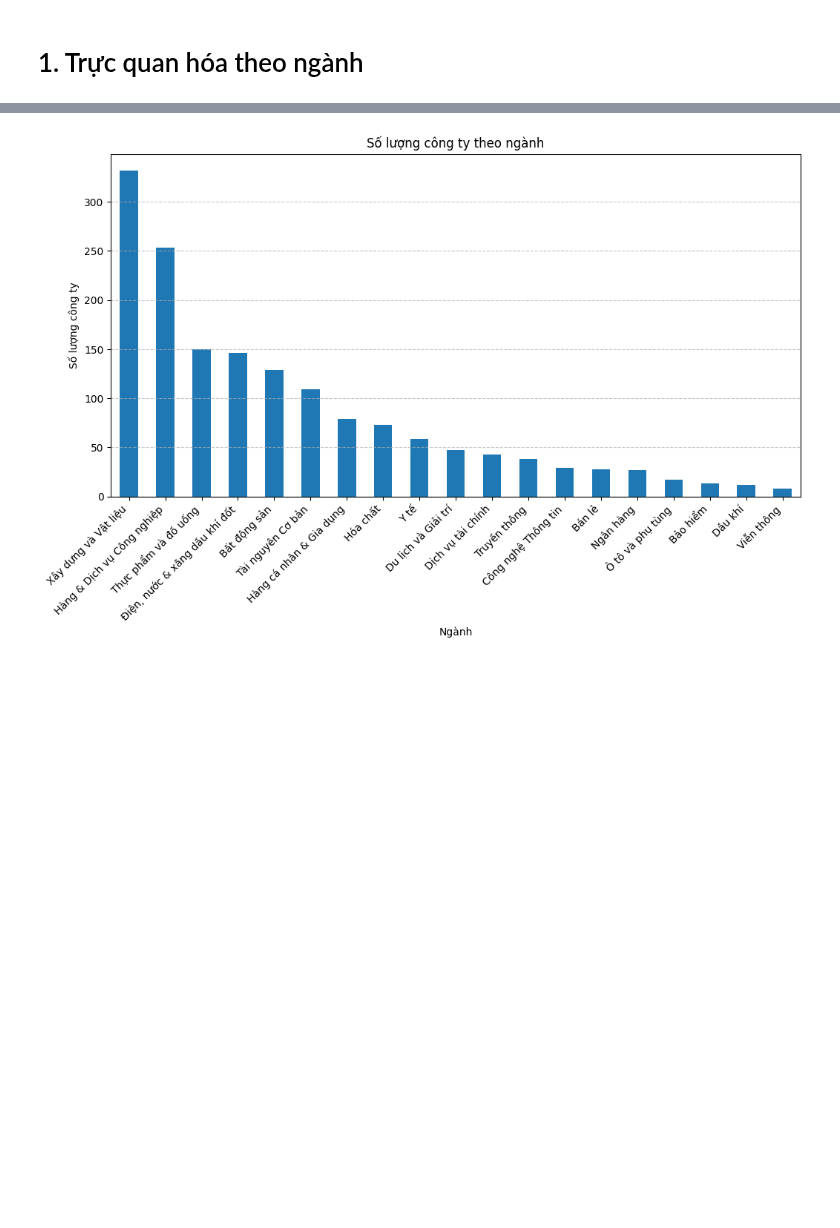
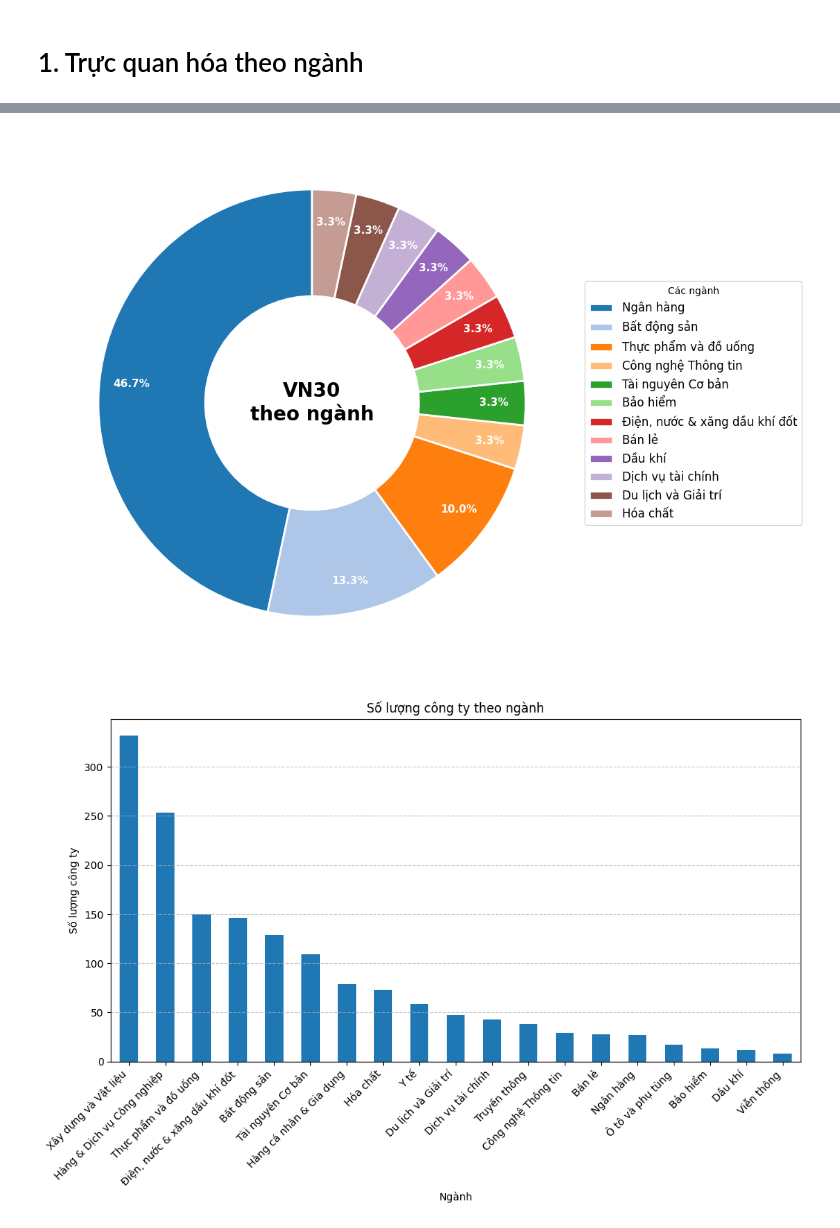
Before and after one commit to HaiAu2501/Try-Some-Models, a Jupyter notebook: ROUND_2/tasks/data_visualization.ipynb, the cells around one changed output, grey strips where cells are left out. Drawn from its saved outputs; the diff is of its cells as text; code cells hidden in the pictures; blank space fills up the shorter version.

```diff
--- a/ROUND_2/tasks/data_visualization.ipynb
+++ b/ROUND_2/tasks/data_visualization.ipynb
@@ -23,3 +6,78 @@ plt.show()
+# %%
+import pandas as pd
+import matplotlib.pyplot as plt
+import numpy as np
+from matplotlib.colors import LinearSegmentedColormap
+
+df = pd.read_csv('../data/vn30_info.csv')
+
+# Đếm số lượng công ty theo ngành icb_name2
+industry_counts = df["icb_name2"].value_counts()
+
+# Tạo bảng màu đẹp hơn
+colors = [
+    '#3498db', '#e74c3c', '#2ecc71', '#9b59b6', '#f1c40f',
+    '#1abc9c', '#e67e22', '#34495e', '#7f8c8d', '#d35400'
+]
+
+# Mở rộng bảng màu nếu có nhiều hơn 10 ngành
+if len(industry_counts) > 10:
+    colors = plt.cm.tab20(np.arange(len(industry_counts)))
+
+# Tạo figure với kích thước tùy chỉnh
+plt.figure(figsize=(12, 8))
+
+# Vẽ biểu đồ tròn với các cải tiến
+wedges, texts, autotexts = plt.pie(
+    industry_counts,
+    labels=None,  # Không hiển thị nhãn trực tiếp trên biểu đồ
+    autopct='%1.1f%%',
+    startangle=90,
+    pctdistance=0.85,
+    wedgeprops={
+        'edgecolor': 'white',
+        'linewidth': 2,
+        'antialiased': True,
+        'width': 0.5  # Tạo donut chart thay vì pie chart
+    },
+    colors=colors[:len(industry_counts)],
+    textprops={'fontsize': 12, 'fontweight': 'bold', 'color': 'white'},
+    shadow=False
+)
+
+# Tùy chỉnh văn bản phần trăm
+for autotext in autotexts:
+    autotext.set_fontsize(11)
+    autotext.set_fontweight('bold')
+
+# Thêm hình tròn trắng ở giữa để tạo donut chart
+circle = plt.Circle((0, 0), 0.3, fc='white')
+plt.gca().add_artist(circle)
+
+# Thêm tiêu đề vào giữa biểu đồ
+plt.text(0, 0, 'VN30\ntheo ngành',
+         horizontalalignment='center',
+         verticalalignment='center',
+         fontsize=20,
+         fontweight='bold')
+
+# Tạo legend riêng với các nhãn và màu tương ứng
+plt.legend(
+    wedges,
+    industry_counts.index,
+    title="Các ngành",
+    loc="center left",
+    bbox_to_anchor=(1, 0, 0.5, 1),
+    fontsize=12
+)
+
+# Cân bằng không gian cho legend
+plt.tight_layout()
+
+# Hiển thị biểu đồ
+plt.show()
+# %% [output]
+[figure, added]
 # %%
 df = pd.read_csv('../data/all_info.csv')
 
```
Also changed, not shown: parts of 1 cell of this notebook, 37 other files.
